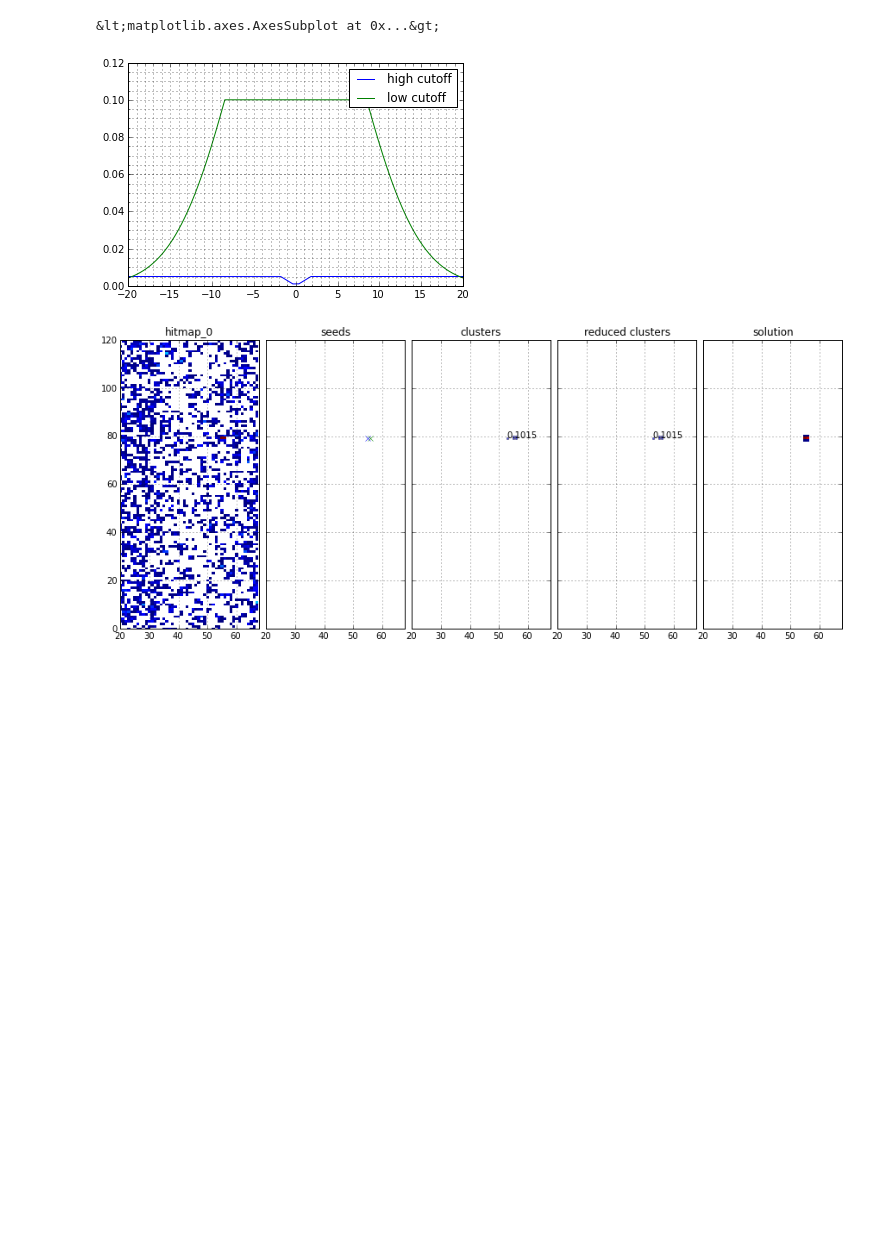
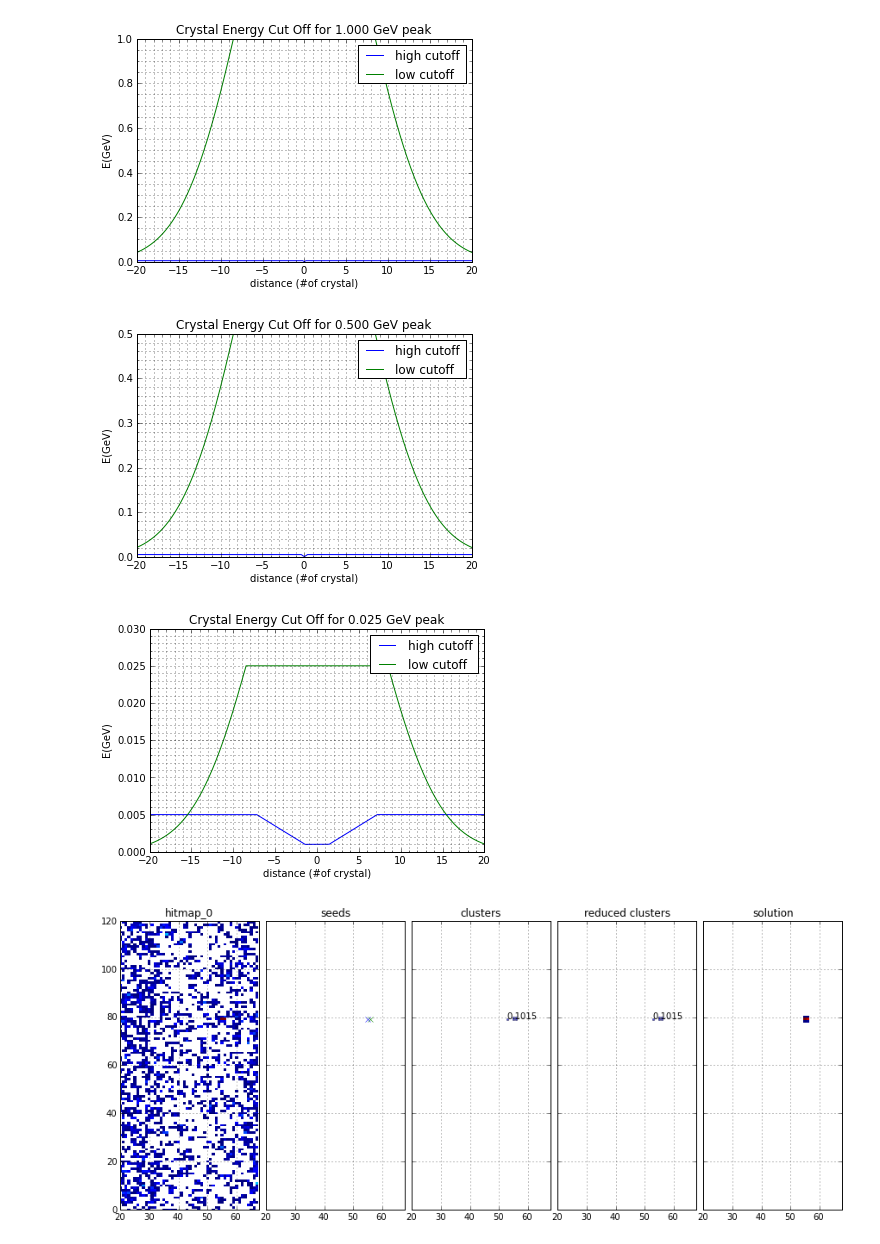
Before and after one commit to piti118/SuperB-clustering, a Jupyter notebook: cluster.ipynb, the cells around one changed output. Saved outputs shown, nothing was run; the diff lists cells and outputs as text; code cells hidden in the pictures; blank space fills up the shorter version.

```diff
--- a/cluster.ipynb
+++ b/cluster.ipynb
@@ -2,11 +2,12 @@
 import csvimport numpy as npfrom collections import defaultdict,OrderedDictfrom matplotlib.colors import *from pylab import *from matplotlib.widgets import Slider, Button, RadioButtonsimport matplotlib.pyplot as pltfrom math import *from clusterlib import *
 # %%
 def make_plots(clustering,fname_withbg,fname_nobg,prefix=None):    hmf = HitMapFile(fname_withbg)    hmf.process()    hitmaps = hmf.hitmaps()        hmfsol = HitMapFile(fname_nobg)    hmfsol.process()    sol_hitmaps=hmfsol.hitmaps()    #prefix = 'plot/one_photon'    for i,hm in enumerate(hitmaps):        #if(i>2): continue        num_row=1        num_col=5        fig, axs = plt.subplots(num_row,num_col, sharex=True,sharey=True,figsize=(15,6))        fig.subplots_adjust(hspace=0.05,wspace=0.05)                axs[0].set_title('hitmap_%d'%i)        axs[1].set_title('seeds')        axs[2].set_title('clusters')        axs[3].set_title('reduced clusters')        axs[4].set_title('solution')                hits = hitmaps[i].hits        Visualizer.show_hits(hits,axs[0])        seeds = clustering.find_seed(hits)        Visualizer.show_seeds(seeds,hits,axs[1])        cluster = clustering.find_clusters(hitmaps[i],seeds)        Visualizer.show_cluster(cluster,axs[2],hits)        r_cluster = clustering.reduce_clusters(cluster,hits)        Visualizer.show_cluster(r_cluster,axs[3],hits)        Visualizer.show_hits(sol_hitmaps[i].hits,axs[4])        if prefix is not None:            fig.savefig(prefix+'_'+str(i)+'.pdf',bbox_inches='tight')
-# %%
-clustering = Clustering()clustering.useDiamondDir()clustering.draw_cutoff()
-# %% [output]
-&lt;matplotlib.axes.AxesSubplot at 0x...&gt;
-[figure, removed]
+# %%
+clustering = Clustering()clustering.useDiamondDir()figure()E=1.0clustering.draw_cutoff(E)title('Crystal Energy Cut Off for %5.3f GeV peak'%E)savefig('plot/cutoff_1GeV.pdf')figure()E=0.5clustering.draw_cutoff(E)title('Crystal Energy Cut Off for %5.3f GeV peak'%E)savefig('plot/cutoff_500MeV.pdf')figure()E=0.025clustering.draw_cutoff(E)title('Crystal Energy Cut Off for %5.3f GeV peak'%E)savefig('plot/cutoff_25MeV.pdf')
+# %% [output]
+[figure, added]
+[figure, added]
+[figure, added]
 # %%
 make_plots(clustering,'raw/qa-recluster-x2-crystals.txt','raw/qa-recluster-x0-crystals.txt','plot/one_photon')
 # %% [output]
```
